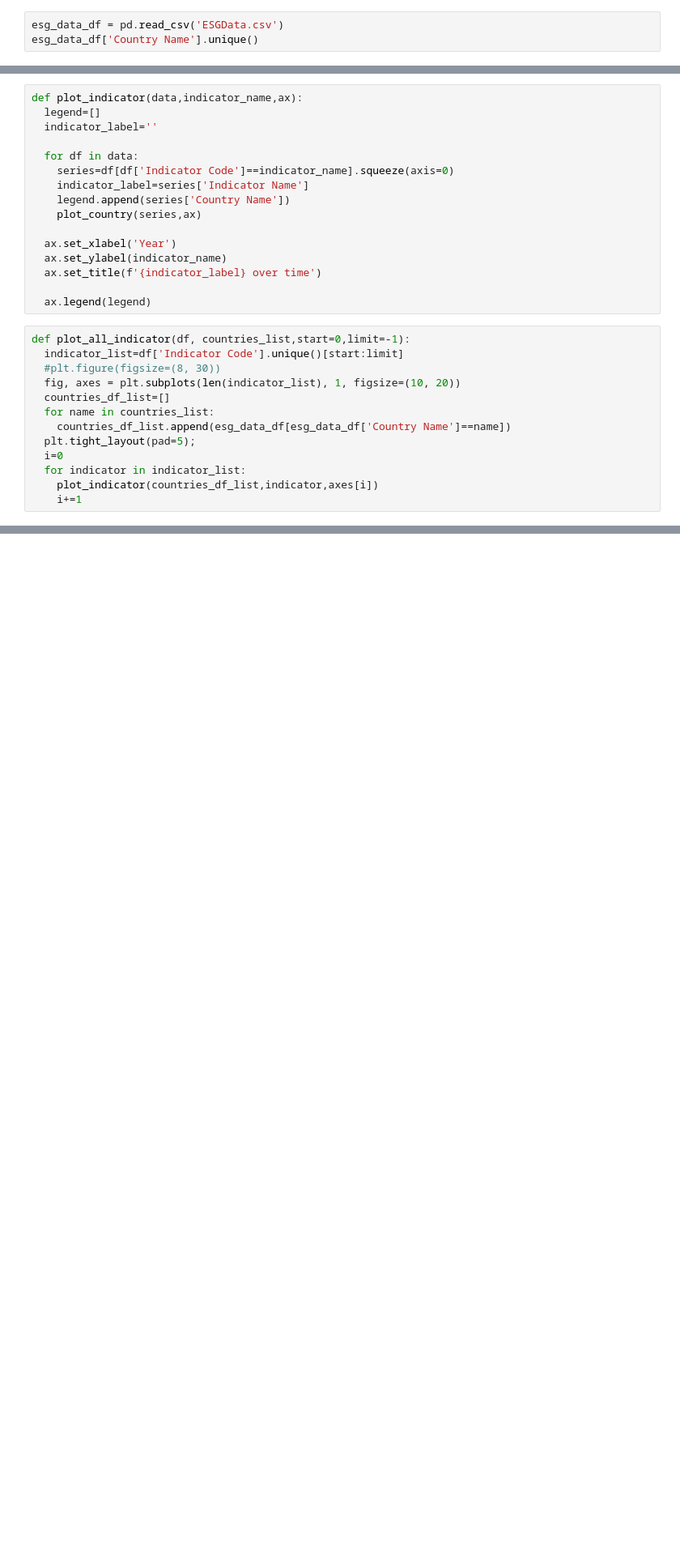
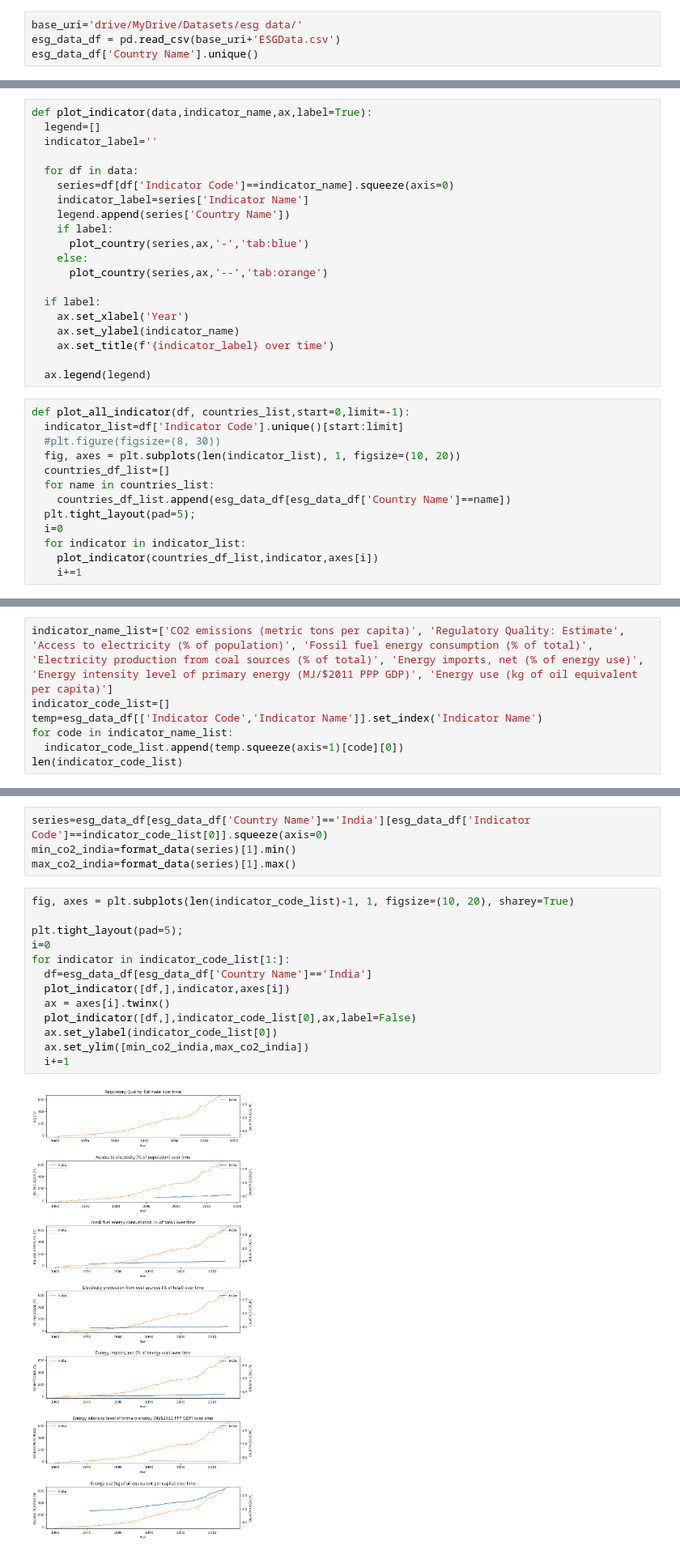
Before and after one commit to ashishsaranshakya/learning_data_analytics, a Jupyter notebook: Environment_Social_And_Governance_Data_Analysis.ipynb, the cells around one changed output, grey strips where cells are left out. Shown at 81% size. Saved outputs shown, nothing was run; the diff lists cells and outputs as text; blank space fills up the shorter version.

```diff
--- a/Environment_Social_And_Governance_Data_Analysis.ipynb
+++ b/Environment_Social_And_Governance_Data_Analysis.ipynb
@@ -13,6 +13,7 @@ Importing data from https://www.kaggle.com/datasets/tunguz/environment-social-an
 
 Dataset has been compiled from World Bank's ESG Data Draft
 # %%
-esg_data_df = pd.read_csv('ESGData.csv')
+base_uri='drive/MyDrive/Datasets/esg data/'
+esg_data_df = pd.read_csv(base_uri+'ESGData.csv')
 esg_data_df['Country Name'].unique()
 # %%
@@ -53,5 +58,5 @@ def plot_country(series,ax):
 # %%
-def plot_indicator(data,indicator_name,ax):
+def plot_indicator(data,indicator_name,ax,label=True):
   legend=[]
   indicator_label=''
 
@@ -59,11 +64,15 @@ def plot_indicator(data,indicator_name,ax):
     series=df[df['Indicator Code']==indicator_name].squeeze(axis=0)
     indicator_label=series['Indicator Name']
     legend.append(series['Country Name'])
-    plot_country(series,ax)
+    if label:
+      plot_country(series,ax,'-','tab:blue')
+    else:
+      plot_country(series,ax,'--','tab:orange')
 
-  ax.set_xlabel('Year')
-  ax.set_ylabel(indicator_name)
-  ax.set_title(f'{indicator_label} over time')
+  if label:
+    ax.set_xlabel('Year')
+    ax.set_ylabel(indicator_name)
+    ax.set_title(f'{indicator_label} over time')
 
   ax.legend(legend)
 # %%
@@ -91,0 +109,7 @@ plot_all_indicator(esg_data_df,['India','South Asia','World'],15,20)
+# %%
+indicator_name_list=['CO2 emissions (metric tons per capita)', 'Regulatory Quality: Estimate', 'Access to electricity (% of population)', 'Fossil fuel energy consumption (% of total)', 'Electricity production from coal sources (% of total)', 'Energy imports, net (% of energy use)',  'Energy intensity level of primary energy (MJ/$2011 PPP GDP)', 'Energy use (kg of oil equivalent per capita)']
+indicator_code_list=[]
+temp=esg_data_df[['Indicator Code','Indicator Name']].set_index('Indicator Name')
+for code in indicator_name_list:
+  indicator_code_list.append(temp.squeeze(axis=1)[code][0])
+len(indicator_code_list)
@@ -91,0 +118,19 @@ plot_all_indicator(esg_data_df,['India','South Asia','World'],15,20)
+# %%
+series=esg_data_df[esg_data_df['Country Name']=='India'][esg_data_df['Indicator Code']==indicator_code_list[0]].squeeze(axis=0)
+min_co2_india=format_data(series)[1].min()
+max_co2_india=format_data(series)[1].max()
+# %%
+fig, axes = plt.subplots(len(indicator_code_list)-1, 1, figsize=(10, 20), sharey=True)
+
+plt.tight_layout(pad=5);
+i=0
+for indicator in indicator_code_list[1:]:
+  df=esg_data_df[esg_data_df['Country Name']=='India']
+  plot_indicator([df,],indicator,axes[i])
+  ax = axes[i].twinx()
+  plot_indicator([df,],indicator_code_list[0],ax,label=False)
+  ax.set_ylabel(indicator_code_list[0])
+  ax.set_ylim([min_co2_india,max_co2_india])
+  i+=1
+# %% [output]
+[figure, added]
```
Also changed, not shown: parts of 10 cells of this notebook.
